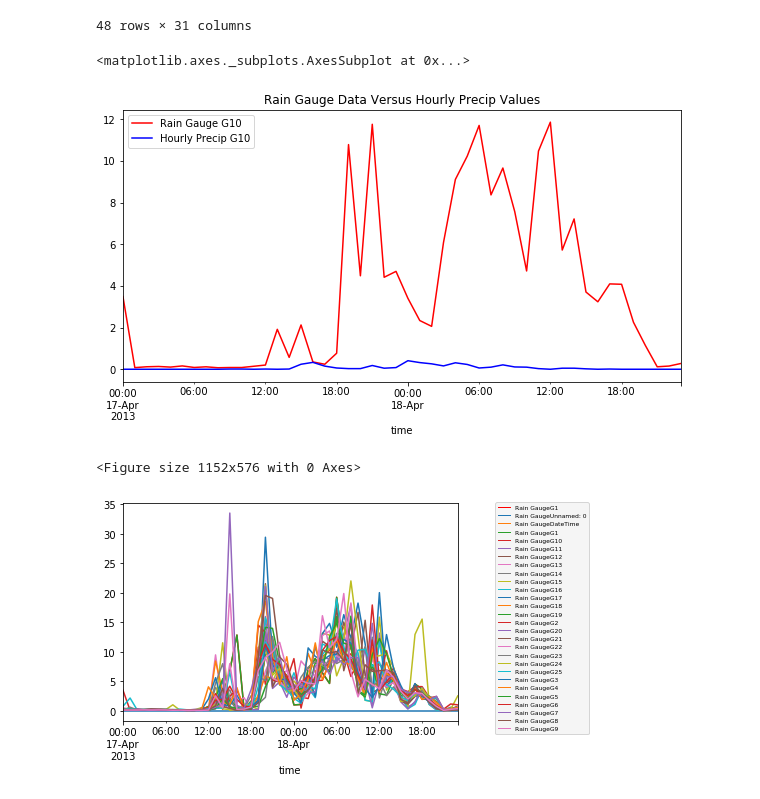
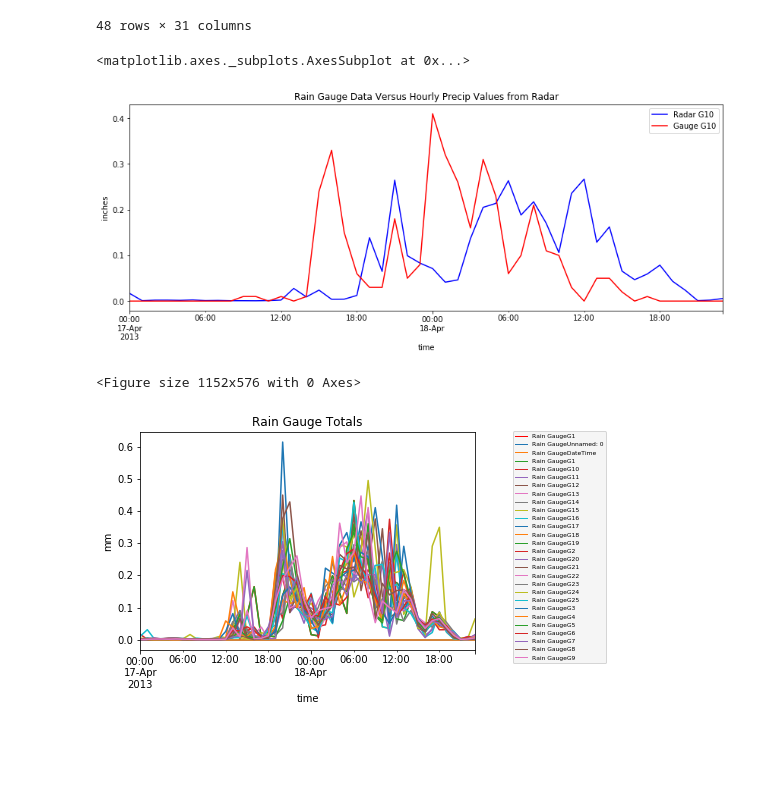
Before and after one commit to saveur-project/precipitation-gradients, a Jupyter notebook: radar-workflow/Gauge_V_Radar.ipynb, the cells around one changed output. Cells and saved outputs as stored; diff of their text form; code cells hidden in the pictures; blank space fills up the shorter version.

Commit message:
update to Radar V. Gauge code

```diff
--- a/radar-workflow/Gauge_V_Radar.ipynb
+++ b/radar-workflow/Gauge_V_Radar.ipynb
@@ -92,7 +94,7 @@ df_float
 # %%
-df_mean = df_float.resample('1H', how='mean')
+df_mean = df_float.resample('1H', how='sum')
 # df_new = df_mean.iloc[20:27]
-df_new = df_mean *25.4
+df_new = df_mean/24.5
 # %%
 lines_epoch_array = np.asanyarray(df_new.index)
 lines_time_array = pd.to_datetime(lines_epoch_array,  unit='s')
@@ -141,15 +143,16 @@ hp_new
 | 2013-04-18 23:00:00 | 0.00 | 0.00 | 0.00 | 0.00 | 0.00 | 0.00 | 0.00 | 0.00 | 0.00 | 0.00 | ... | ... |
 48 rows × 31 columns
 # %%
-fig = plt.figure(figsize=(10,5))
+fig = plt.figure(figsize=(14,5))
 ax1 = fig.add_subplot(111)
 
-plt.title("Rain Gauge Data Versus Hourly Precip Values")
-df_new.plot(x='time', y="G10", label="Rain Gauge" + " G10", color='red', ax=ax1)
-hp_new.plot(x='time', y="G10", label="Hourly Precip" + " G10", color='blue', ax=ax1 )
+plt.title("Rain Gauge Data Versus Hourly Precip Values from Radar")
+plt.ylabel("inches")
+df_new.plot(x='time', y="G10", label="Radar" + " G10", color='blue', ax=ax1)
+hp_new.plot(x='time', y="G10", label="Gauge" + " G10", color='red', ax=ax1 )
 # %% [output]
 <matplotlib.axes._subplots.AxesSubplot at 0x...>
-[figure, old version]
+[figure, new version]
 # %%
 col_names = list(df_mean.columns.values)
 
@@ -161,7 +164,12 @@ legend = plt.legend(bbox_to_anchor=(1.4, 1.017), prop={'size': 6})
 legend.get_frame().set_facecolor('#f2f2f2')
 for legobj in legend.legendHandles:
     legobj.set_linewidth(1.0)
+plt.ylabel("mm")
+plt.title("Rain Gauge Totals")
 plt.show()
+
+# fig= plt.figure(figsize=(8,8))
+# ax1=
 # %% [output]
 <Figure size 1152x576 with 0 Axes>
-[figure, old version]
+[figure, new version]
```
Also changed, not shown: parts of 6 cells of this notebook.
